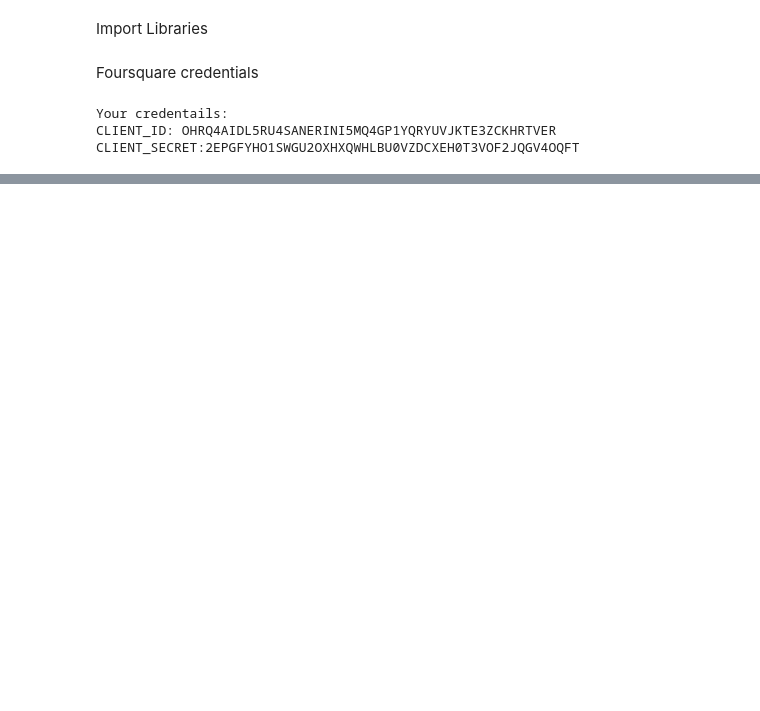
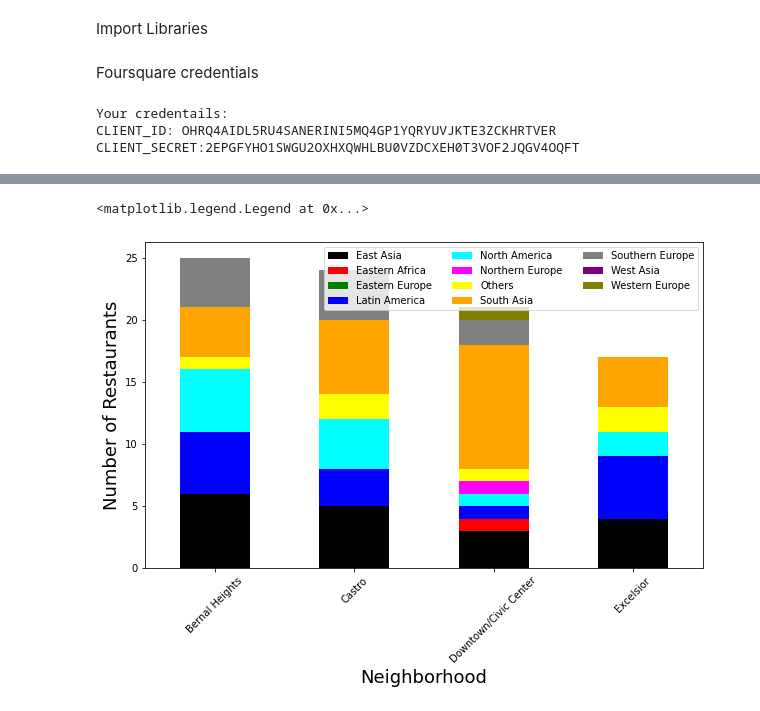
Before and after one commit to yjin1/Coursera_Capstone, a Jupyter notebook: The_Battle_of_Neighborhoods.ipynb, the cells around one changed output, grey strips where cells are left out. Drawn from its saved outputs; the diff is of its cells as text; code cells hidden in the pictures; blank space fills up the shorter version.

```diff
--- a/The_Battle_of_Neighborhoods.ipynb
+++ b/The_Battle_of_Neighborhoods.ipynb
@@ -440,0 +511,11 @@ df_LA_stat
+# %%
+SF_group3 = SF_food_groupedbyRegion[SF_food_groupedbyRegion['Cluster Labels']==3]
+SF_group3 = SF_group3.drop('Cluster Labels',1)
+ax3 = SF_group3.plot.bar(x='Neighborhood', rot=0, stacked=True, figsize=(10,6), color=color_list)
+ax3.set_xlabel("Neighborhood", size=18)
+ax3.set_ylabel("Number of Restaurants", size=18)
+ax3.set_xticklabels(SF_group3['Neighborhood'],rotation=45)
+ax3.legend(loc='upper right', ncol=3)
+# %% [output]
+<matplotlib.legend.Legend at 0x...>
+[figure, added]
```
Also changed, not shown: parts of 120 cells of this notebook.
